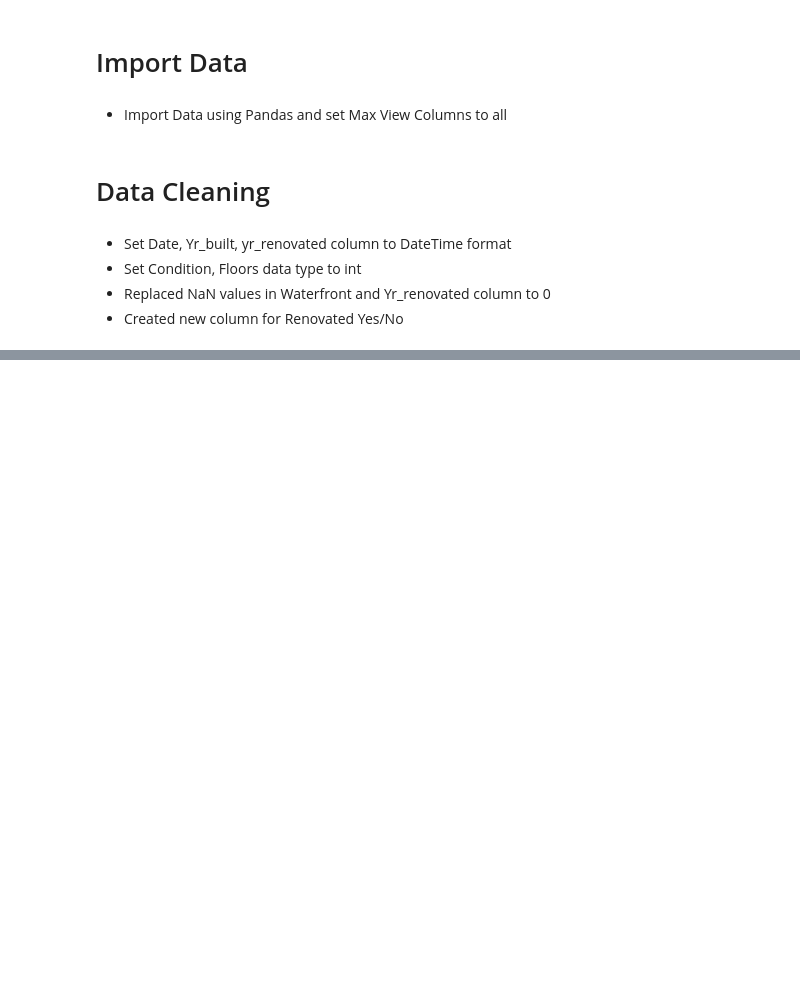
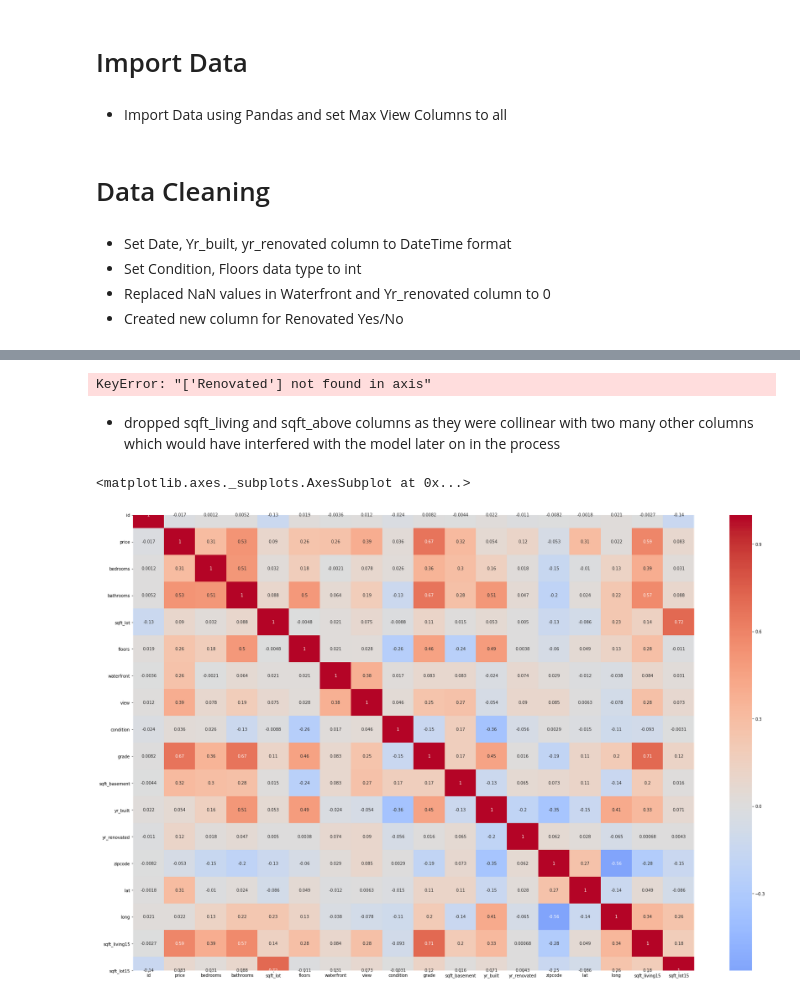
Before and after one commit to will4865/Predicting-Real-Estate-Prices, a Jupyter notebook: student.ipynb, the cells around one changed output, grey strips where cells are left out. Saved outputs shown, nothing was run; the diff lists cells and outputs as text; code cells hidden in the pictures; blank space fills up the shorter version.

Commit message:
baseline model complete

```diff
--- a/student.ipynb
+++ b/student.ipynb
@@ -34,7 +35,9 @@ pd.set_option('max_columns', None)
 df['date']=pd.to_datetime(df['date'],format='%m/%d/%Y')
 df['yr_built']=df['yr_built'].astype(int)
 df.condition=df.condition.astype(int)
-df.floors=df.floors.astype(int)
 df.waterfront.fillna(0,inplace=True)
 df['Renovated'] = [True if x > 0 else False for x in df['yr_renovated']]
 df.yr_renovated=df.yr_renovated.fillna(0).astype(int)
+df.sqft_basement.replace({'?':0.0}, inplace=True)
+df.sqft_basement=df.sqft_basement.astype(float)
+df.waterfront=df.waterfront.astype(int)
@@ -69,0 +44,20 @@ df.head()
+# %%
+df.view.fillna(0,inplace=True)
+df.view=df.view.astype(int)
+# %%
+df.drop(columns='Renovated',inplace=True)
+df.head()
+# %% [output]
+KeyError: "['Renovated'] not found in axis"
+# %% [markdown]
+* dropped sqft_living and sqft_above columns as they were collinear with two many other columns which would have interfered with the model later on in the process
+# %%
+df_test = df.copy()
+df_test.drop(columns=['sqft_living','sqft_above'],inplace=True)
+(abs(df_test.corr()) > .75).sum()
+# %%
+fig=plt.figure(figsize=(30,20))
+sns.heatmap(df_test.corr(),center=0, annot=True,cmap='coolwarm')
+# %% [output]
+<matplotlib.axes._subplots.AxesSubplot at 0x...>
+[figure, added]
```
Also changed, not shown: parts of 13 cells of this notebook.
